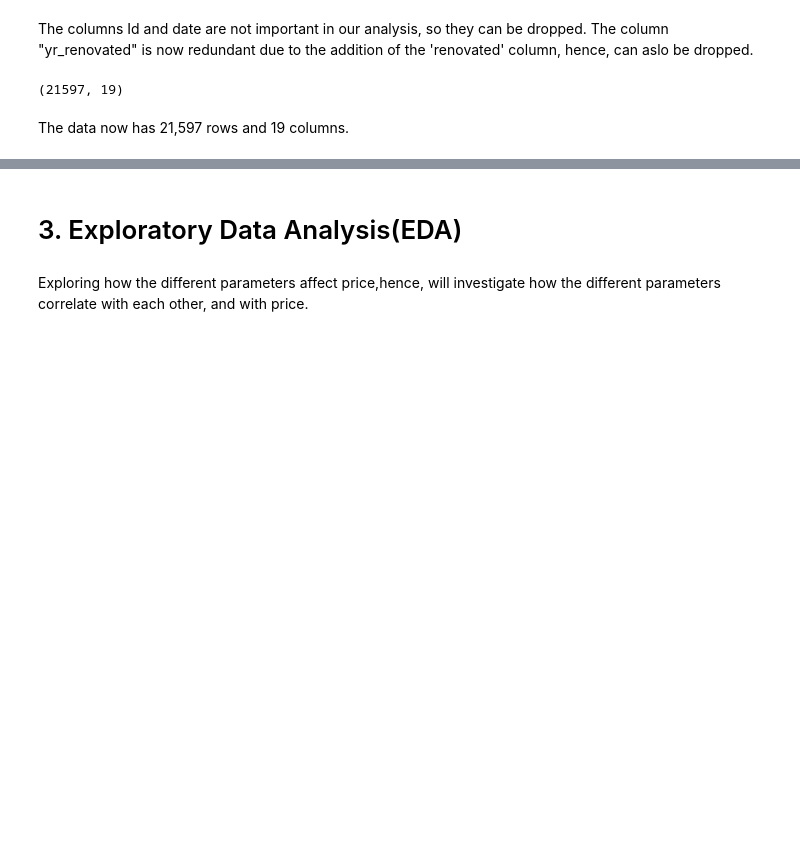
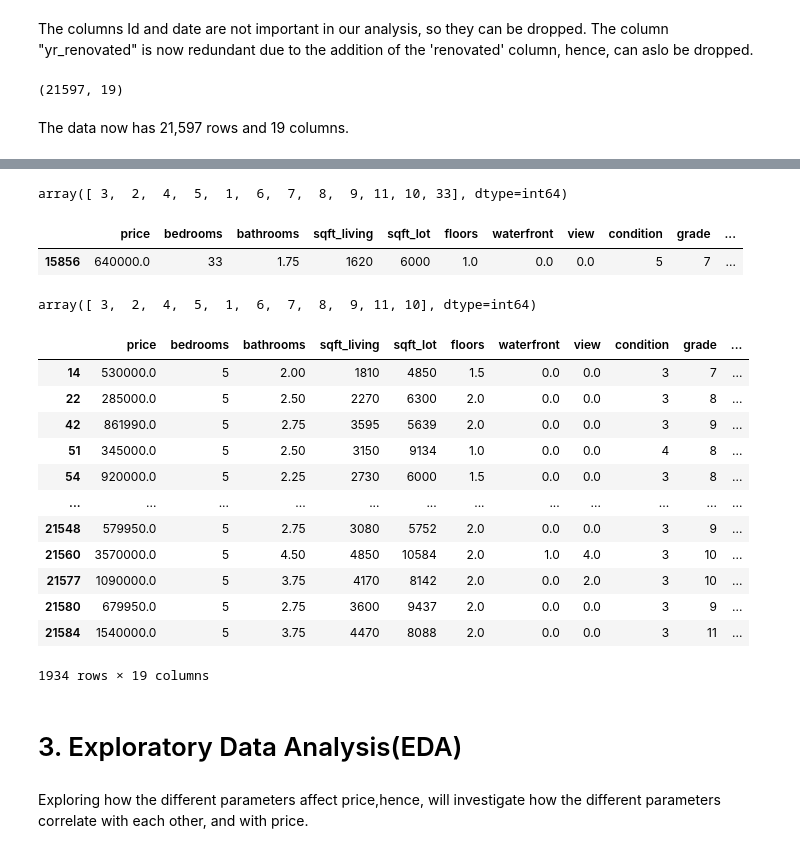
Before and after one commit to Mercy-Njambi/Linear-Regression---King-County-Sales, a Jupyter notebook: KIngCountHouseSalesAnalysisAndModelling.ipynb, the cells around one changed output, grey strips where cells are left out. Cells and saved outputs as stored; diff of their text form; code cells hidden in the pictures; blank space fills up the shorter version.

```diff
--- a/KIngCountHouseSalesAnalysisAndModelling.ipynb
+++ b/KIngCountHouseSalesAnalysisAndModelling.ipynb
@@ -420,0 +473,9 @@ The data now has 21,597 rows and 19 columns.
+# %%
+house_df['bedrooms'].unique()
+# %% [output]
+array([ 3,  2,  4,  5,  1,  6,  7,  8,  9, 11, 10, 33], dtype=int64)
+# %%
+house_df[house_df['bedrooms'] == 33]
+# %% [output]
+|  | price | bedrooms | bathrooms | sqft_living | sqft_lot | floors | waterfront | view | condition | grade | ... |
+| 15856 | 640000.0 | 33 | 1.75 | 1620 | 6000 | 1.0 | 0.0 | 0.0 | 5 | 7 | ... |
@@ -420,0 +484,20 @@ The data now has 21,597 rows and 19 columns.
+# %%
+house_df['bedrooms'].unique()
+# %% [output]
+array([ 3,  2,  4,  5,  1,  6,  7,  8,  9, 11, 10], dtype=int64)
+# %%
+house_df[(house_df['bedrooms'] >= 5)]
+# %% [output]
+|  | price | bedrooms | bathrooms | sqft_living | sqft_lot | floors | waterfront | view | condition | grade | ... |
+| 14 | 530000.0 | 5 | 2.00 | 1810 | 4850 | 1.5 | 0.0 | 0.0 | 3 | 7 | ... |
+| 22 | 285000.0 | 5 | 2.50 | 2270 | 6300 | 2.0 | 0.0 | 0.0 | 3 | 8 | ... |
+| 42 | 861990.0 | 5 | 2.75 | 3595 | 5639 | 2.0 | 0.0 | 0.0 | 3 | 9 | ... |
+| 51 | 345000.0 | 5 | 2.50 | 3150 | 9134 | 1.0 | 0.0 | 0.0 | 4 | 8 | ... |
+| 54 | 920000.0 | 5 | 2.25 | 2730 | 6000 | 1.5 | 0.0 | 0.0 | 3 | 8 | ... |
+| ... | ... | ... | ... | ... | ... | ... | ... | ... | ... | ... | ... |
+| 21548 | 579950.0 | 5 | 2.75 | 3080 | 5752 | 2.0 | 0.0 | 0.0 | 3 | 9 | ... |
+| 21560 | 3570000.0 | 5 | 4.50 | 4850 | 10584 | 2.0 | 1.0 | 4.0 | 3 | 10 | ... |
+| 21577 | 1090000.0 | 5 | 3.75 | 4170 | 8142 | 2.0 | 0.0 | 2.0 | 3 | 10 | ... |
+| 21580 | 679950.0 | 5 | 2.75 | 3600 | 9437 | 2.0 | 0.0 | 0.0 | 3 | 9 | ... |
+| 21584 | 1540000.0 | 5 | 3.75 | 4470 | 8088 | 2.0 | 0.0 | 0.0 | 3 | 11 | ... |
+1934 rows × 19 columns
```
Also changed, not shown: parts of 35 cells of this notebook.
